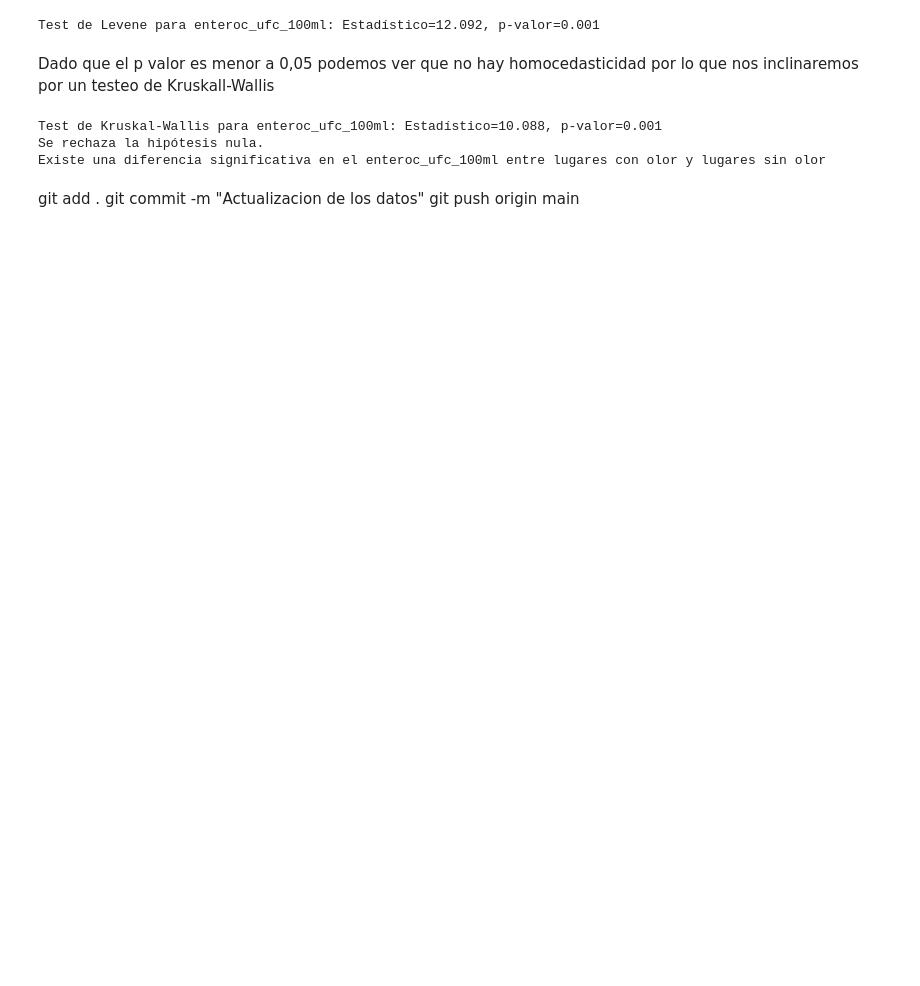
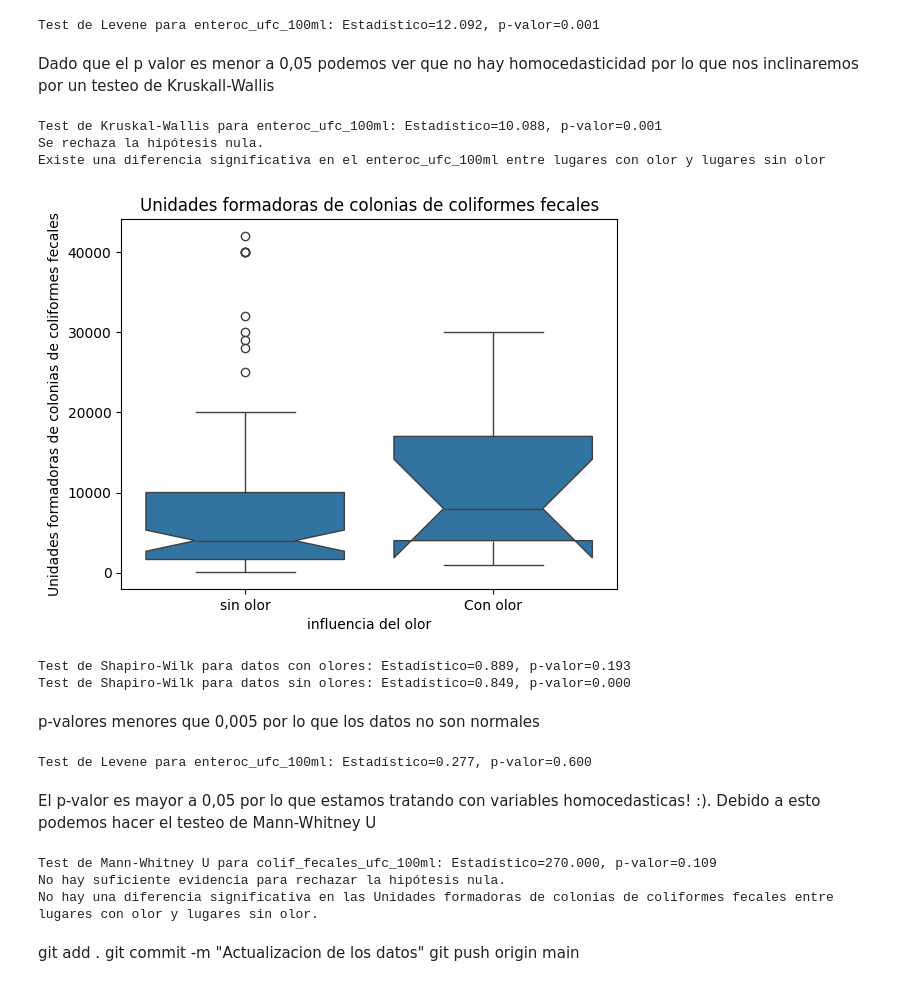
Before and after one commit to MartinoMasson/Fundamentos-de-datos, a Jupyter notebook: informacion.ipynb, the cells around one changed output. Saved outputs shown, nothing was run; the diff lists cells and outputs as text; code cells hidden in the pictures; blank space fills up the shorter version.

```diff
--- a/informacion.ipynb
+++ b/informacion.ipynb
@@ -914,6 +919,60 @@ else:
 Test de Kruskal-Wallis para enteroc_ufc_100ml: Estadístico=10.088, p-valor=0.001
 Se rechaza la hipótesis nula.
 Existe una diferencia significativa en el enteroc_ufc_100ml entre lugares con olor y lugares sin olor
+# %%
+sns.boxplot(x='olores', y='colif_fecales_ufc_100ml', data=preprocessed_dataset, notch=True)
+plt.title("Unidades formadoras de colonias de coliformes fecales")
+plt.xlabel("influencia del olor")
+plt.xticks(ticks=[0, 1], labels=["sin olor", "Con olor"])
+plt.ylabel("Unidades formadoras de colonias de coliformes fecales")
+plt.show()
+# %% [output]
+[figure, added]
+# %%
+con_olor_c = preprocessed_dataset[preprocessed_dataset['olores'] == True]['colif_fecales_ufc_100ml']
+sin_olor_c = preprocessed_dataset[preprocessed_dataset['olores'] == False]['colif_fecales_ufc_100ml']
+
+sin_olor_c=sin_olor_c.dropna()
+con_olor_c=con_olor_c.dropna()
+
+#Analizamos normalidad
+# Test de Shapiro-Wilk para datos con olor
+stat, p = shapiro(con_olor_c)
+print(f"Test de Shapiro-Wilk para datos con olores: Estadístico={stat:.3f}, p-valor={p:.3f}")
+
+# Test de Shapiro-Wilk para datos sin olor
+stat, p = shapiro(sin_olor_c)
+print(f"Test de Shapiro-Wilk para datos sin olores: Estadístico={stat:.3f}, p-valor={p:.3f}")
+# %% [output]
+Test de Shapiro-Wilk para datos con olores: Estadístico=0.889, p-valor=0.193
+Test de Shapiro-Wilk para datos sin olores: Estadístico=0.849, p-valor=0.000
+# %% [markdown]
+p-valores menores que 0,005 por lo que los datos no son normales
+# %%
+# Test de Levene para comparar homocedasticidad
+stat, p = stats.levene(sin_olor_c, con_olor_c)
+print(f"Test de Levene para colif_fecales_ufc_100ml: Estadístico={stat:.3f}, p-valor={p:.3f}")
+# %% [output]
+Test de Levene para enteroc_ufc_100ml: Estadístico=0.277, p-valor=0.600
+# %% [markdown]
+El p-valor es mayor a 0,05 por lo que estamos tratando con variables homocedasticas! :). Debido a esto podemos hacer el testeo de Mann-Whitney U
+# %%
+# Test de Mann-Whitney U para comparar Population_mln entre países desarrollados y en vías de desarrollo
+stat, p = stats.mannwhitneyu(sin_olor_c, con_olor_c)
+print(f"Test de Mann-Whitney U para colif_fecales_ufc_100ml: Estadístico={stat:.3f}, p-valor={p:.3f}")
+
+# Interpretación de los resultados
+alpha = 0.05  # Nivel de significancia
+if p > alpha:
+    print("No hay suficiente evidencia para rechazar la hipótesis nula.")
+    print("No hay una diferencia significativa en las Unidades formadoras de colonias de coliformes fecales entre lugares con olor y lugares sin olor.")
+else:
+    print("Se rechaza la hipótesis nula.")
+    print("Existe una diferencia significativa en las Unidades formadoras de colonias de coliformes fecales entre lugares con olor y lugares sin olor.")
+# %% [output]
+Test de Mann-Whitney U para colif_fecales_ufc_100ml: Estadístico=270.000, p-valor=0.109
+No hay suficiente evidencia para rechazar la hipótesis nula.
+No hay una diferencia significativa en las Unidades formadoras de colonias de coliformes fecales entre lugares con olor y lugares sin olor.
 # %% [markdown]
 git add .
 git commit -m "Actualizacion de los datos"
```
Also changed, not shown: parts of 9 cells of this notebook.
